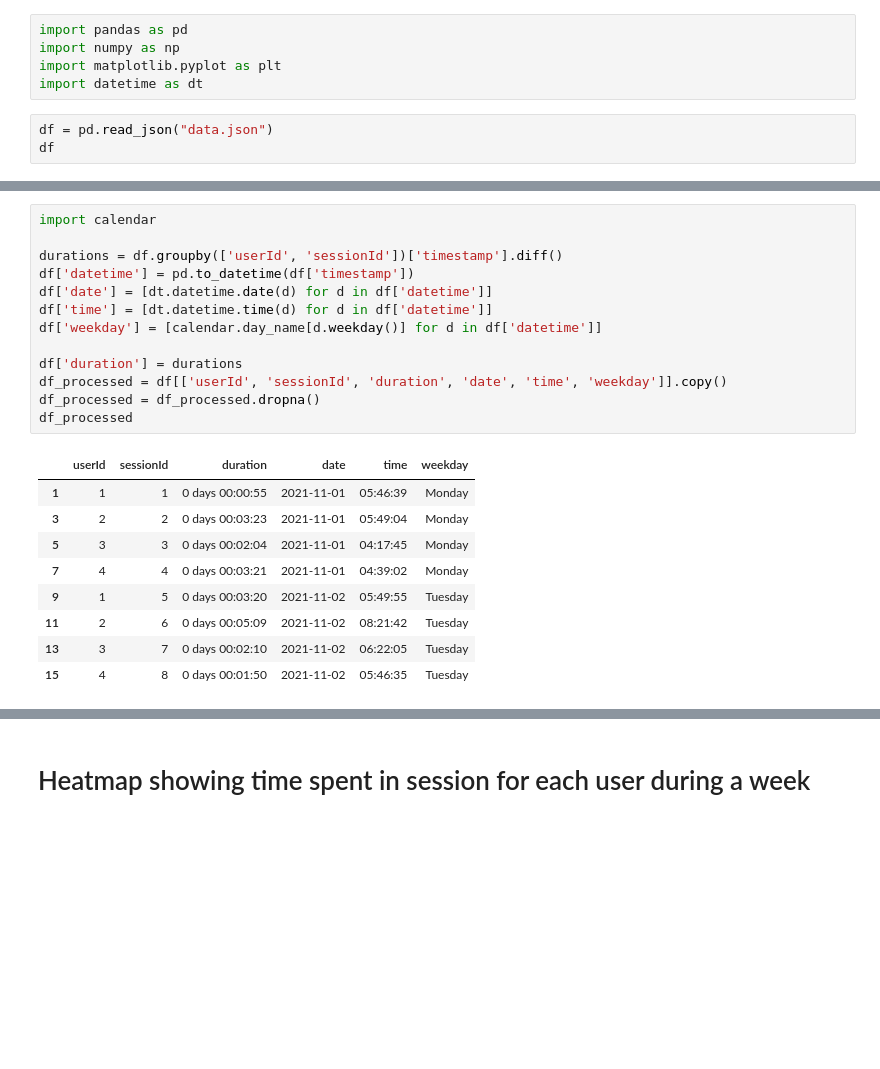
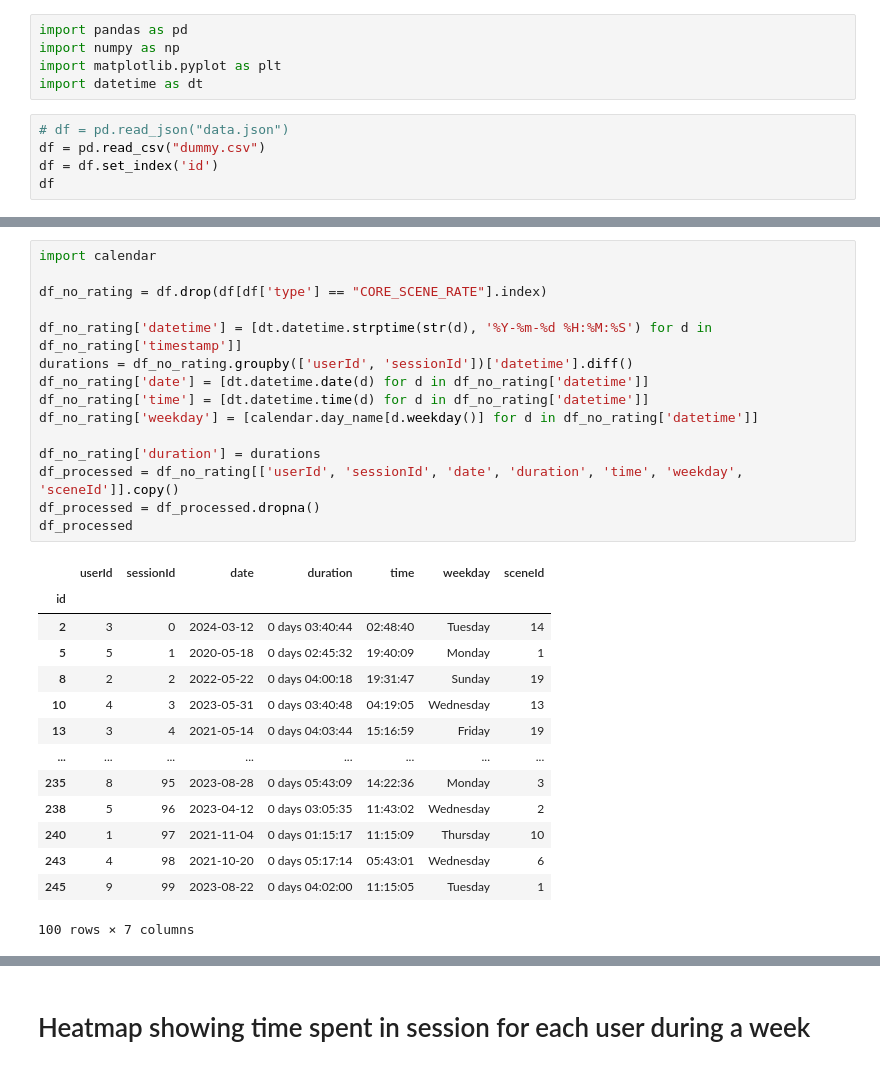
Before and after one commit to donutboy929/tictactAI, a Jupyter notebook: jupyter/visualise-a28-metrics/visualiser.ipynb, the cells around one changed output, grey strips where cells are left out. Cells and saved outputs as stored; diff of their text form; blank space fills up the shorter version.

```diff
--- a/jupyter/visualise-a28-metrics/visualiser.ipynb
+++ b/jupyter/visualise-a28-metrics/visualiser.ipynb
@@ -6,6 +6,8 @@ import numpy as np
 import matplotlib.pyplot as plt
 import datetime as dt
 # %%
-df = pd.read_json("data.json")
+# df = pd.read_json("data.json")
+df = pd.read_csv("dummy.csv")
+df = df.set_index('id')
 df
 # %% [output]
@@ -29,23 +28,30 @@ df
 # %%
 import calendar
 
-durations = df.groupby(['userId', 'sessionId'])['timestamp'].diff()
-df['datetime'] = pd.to_datetime(df['timestamp'])
-df['date'] = [dt.datetime.date(d) for d in df['datetime']]
-df['time'] = [dt.datetime.time(d) for d in df['datetime']]
-df['weekday'] = [calendar.day_name[d.weekday()] for d in df['datetime']]
+df_no_rating = df.drop(df[df['type'] == "CORE_SCENE_RATE"].index)
 
-df['duration'] = durations
-df_processed = df[['userId', 'sessionId', 'duration', 'date', 'time', 'weekday']].copy()
+df_no_rating['datetime'] = [dt.datetime.strptime(str(d), '%Y-%m-%d %H:%M:%S') for d in df_no_rating['timestamp']]
+durations = df_no_rating.groupby(['userId', 'sessionId'])['datetime'].diff()
+df_no_rating['date'] = [dt.datetime.date(d) for d in df_no_rating['datetime']]
+df_no_rating['time'] = [dt.datetime.time(d) for d in df_no_rating['datetime']]
+df_no_rating['weekday'] = [calendar.day_name[d.weekday()] for d in df_no_rating['datetime']]
+
+df_no_rating['duration'] = durations
+df_processed = df_no_rating[['userId', 'sessionId', 'date', 'duration', 'time', 'weekday', 'sceneId']].copy()
 df_processed = df_processed.dropna()
 df_processed
 # %% [output]
-|  | userId | sessionId | duration | date | time | weekday |
-| 1 | 1 | 1 | 0 days 00:00:55 | 2021-11-01 | 05:46:39 | Monday |
-| 3 | 2 | 2 | 0 days 00:03:23 | 2021-11-01 | 05:49:04 | Monday |
-| 5 | 3 | 3 | 0 days 00:02:04 | 2021-11-01 | 04:17:45 | Monday |
-| 7 | 4 | 4 | 0 days 00:03:21 | 2021-11-01 | 04:39:02 | Monday |
-| 9 | 1 | 5 | 0 days 00:03:20 | 2021-11-02 | 05:49:55 | Tuesday |
-| 11 | 2 | 6 | 0 days 00:05:09 | 2021-11-02 | 08:21:42 | Tuesday |
-| 13 | 3 | 7 | 0 days 00:02:10 | 2021-11-02 | 06:22:05 | Tuesday |
-| 15 | 4 | 8 | 0 days 00:01:50 | 2021-11-02 | 05:46:35 | Tuesday |
+|  | userId | sessionId | date | duration | time | weekday | sceneId |
+| id |  |  |  |  |  |  |  |
+| 2 | 3 | 0 | 2024-03-12 | 0 days 03:40:44 | 02:48:40 | Tuesday | 14 |
+| 5 | 5 | 1 | 2020-05-18 | 0 days 02:45:32 | 19:40:09 | Monday | 1 |
+| 8 | 2 | 2 | 2022-05-22 | 0 days 04:00:18 | 19:31:47 | Sunday | 19 |
+| 10 | 4 | 3 | 2023-05-31 | 0 days 03:40:48 | 04:19:05 | Wednesday | 13 |
+| 13 | 3 | 4 | 2021-05-14 | 0 days 04:03:44 | 15:16:59 | Friday | 19 |
+| ... | ... | ... | ... | ... | ... | ... | ... |
+| 235 | 8 | 95 | 2023-08-28 | 0 days 05:43:09 | 14:22:36 | Monday | 3 |
+| 238 | 5 | 96 | 2023-04-12 | 0 days 03:05:35 | 11:43:02 | Wednesday | 2 |
+| 240 | 1 | 97 | 2021-11-04 | 0 days 01:15:17 | 11:15:09 | Thursday | 10 |
+| 243 | 4 | 98 | 2021-10-20 | 0 days 05:17:14 | 05:43:01 | Wednesday | 6 |
+| 245 | 9 | 99 | 2023-08-22 | 0 days 04:02:00 | 11:15:05 | Tuesday | 1 |
+100 rows × 7 columns
```
Also changed, not shown: parts of 19 cells of this notebook, 2 other files.
